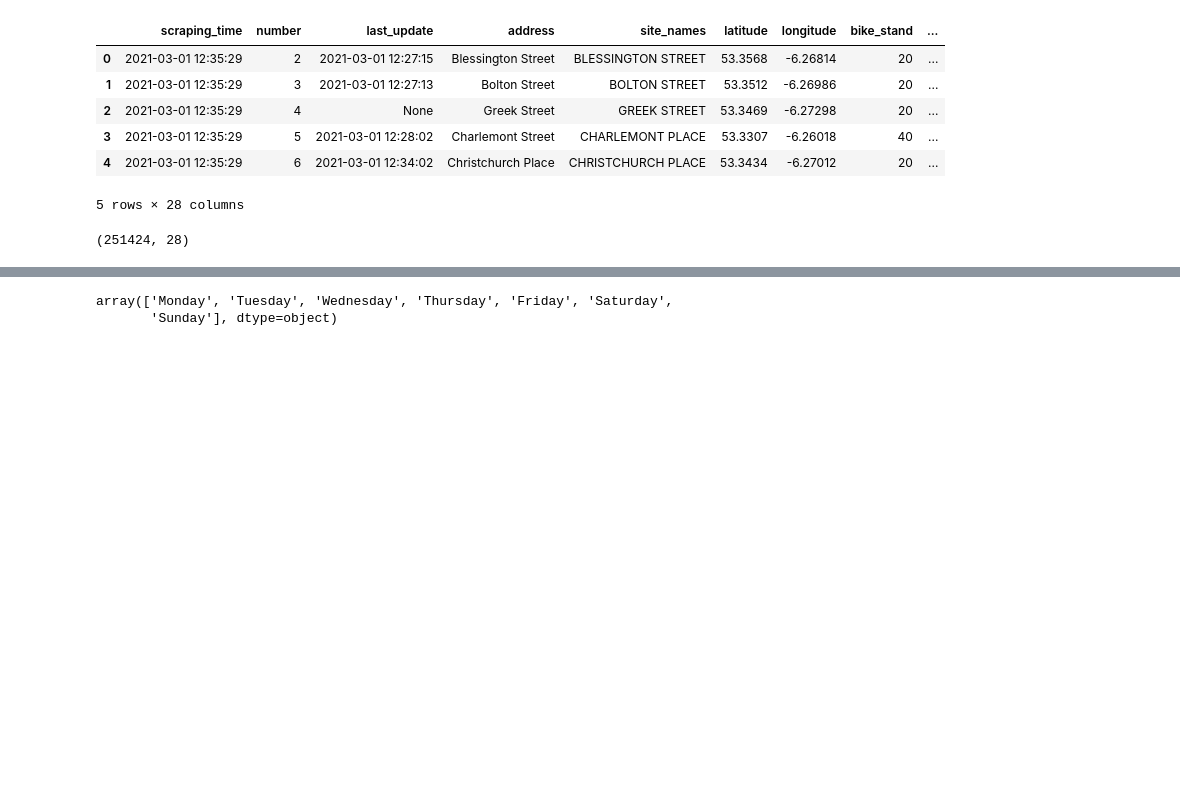
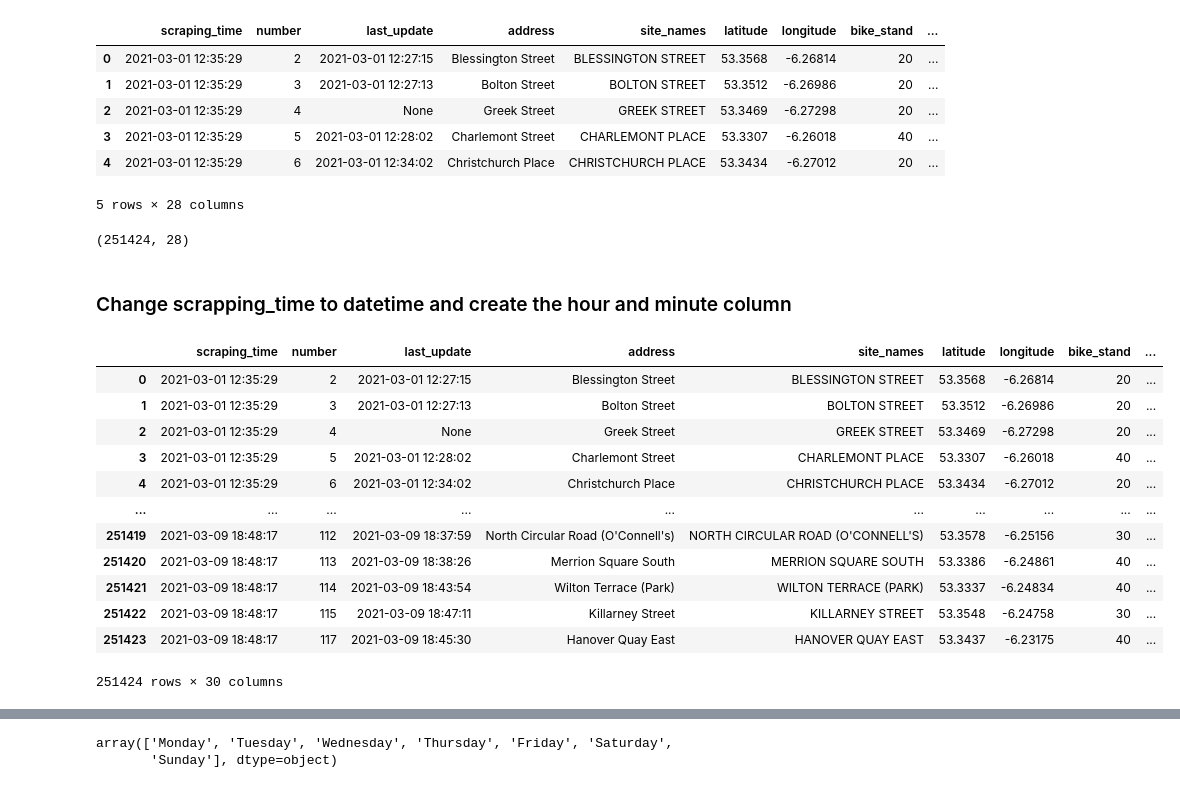
Before and after one commit to ChristineCao98/dublin_bikes, a Jupyter notebook: prediction_model_builder.ipynb, the cells around one changed output, grey strips where cells are left out. Drawn from its saved outputs; the diff is of its cells as text; code cells hidden in the pictures; blank space fills up the shorter version.

```diff
--- a/prediction_model_builder.ipynb
+++ b/prediction_model_builder.ipynb
@@ -36,8 +44,24 @@ df_AllStations.head(5)
 df_AllStations.shape
 # %% [output]
 (251424, 28)
+# %% [markdown]
+### Change scrapping_time to datetime and create the hour and minute column
 # %%
-#create column for day of the week
 df_AllStations['scraping_time'] = pd.to_datetime(df_AllStations['scraping_time'])
 df_AllStations['hour'] = df_AllStations['scraping_time'].dt.hour
 df_AllStations['minutes'] = df_AllStations['scraping_time'].dt.minute
+df_AllStations
+# %% [output]
+|  | scraping_time | number | last_update | address | site_names | latitude | longitude | bike_stand | ... |
+| 0 | 2021-03-01 12:35:29 | 2 | 2021-03-01 12:27:15 | Blessington Street | BLESSINGTON STREET | 53.3568 | -6.26814 | 20 | ... |
+| 1 | 2021-03-01 12:35:29 | 3 | 2021-03-01 12:27:13 | Bolton Street | BOLTON STREET | 53.3512 | -6.26986 | 20 | ... |
+| 2 | 2021-03-01 12:35:29 | 4 | None | Greek Street | GREEK STREET | 53.3469 | -6.27298 | 20 | ... |
+| 3 | 2021-03-01 12:35:29 | 5 | 2021-03-01 12:28:02 | Charlemont Street | CHARLEMONT PLACE | 53.3307 | -6.26018 | 40 | ... |
+| 4 | 2021-03-01 12:35:29 | 6 | 2021-03-01 12:34:02 | Christchurch Place | CHRISTCHURCH PLACE | 53.3434 | -6.27012 | 20 | ... |
+| ... | ... | ... | ... | ... | ... | ... | ... | ... | ... |
+| 251419 | 2021-03-09 18:48:17 | 112 | 2021-03-09 18:37:59 | North Circular Road (O'Connell's) | NORTH CIRCULAR ROAD (O'CONNELL'S) | 53.3578 | -6.25156 | 30 | ... |
+| 251420 | 2021-03-09 18:48:17 | 113 | 2021-03-09 18:38:26 | Merrion Square South | MERRION SQUARE SOUTH | 53.3386 | -6.24861 | 40 | ... |
+| 251421 | 2021-03-09 18:48:17 | 114 | 2021-03-09 18:43:54 | Wilton Terrace (Park) | WILTON TERRACE (PARK) | 53.3337 | -6.24834 | 40 | ... |
+| 251422 | 2021-03-09 18:48:17 | 115 | 2021-03-09 18:47:11 | Killarney Street | KILLARNEY STREET | 53.3548 | -6.24758 | 30 | ... |
+| 251423 | 2021-03-09 18:48:17 | 117 | 2021-03-09 18:45:30 | Hanover Quay East | HANOVER QUAY EAST | 53.3437 | -6.23175 | 40 | ... |
+251424 rows × 30 columns
```
Also changed, not shown: parts of 39 cells of this notebook.
